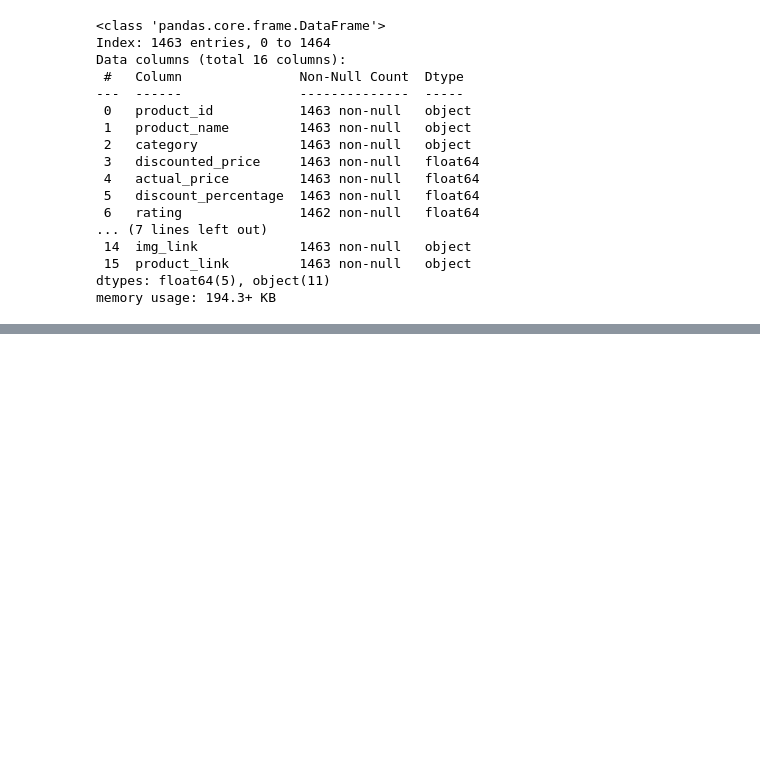
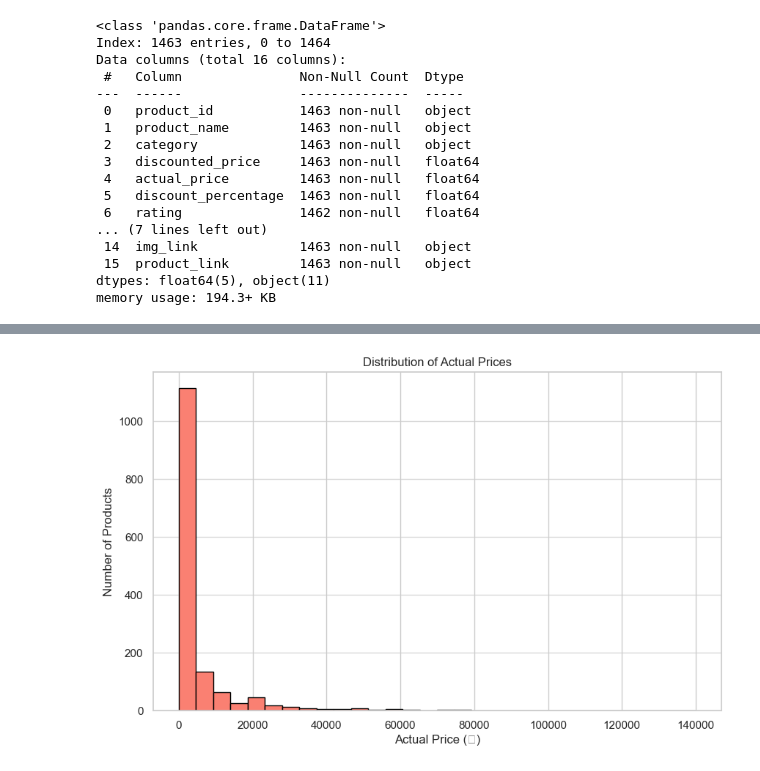
Before and after one commit to rpatel0022/Amazon-Recommender, a Jupyter notebook: notebooks/sales.ipynb, the cells around one changed output, grey strips where cells are left out. Drawn from its saved outputs; the diff is of its cells as text; code cells hidden in the pictures; blank space fills up the shorter version.

```diff
--- a/notebooks/sales.ipynb
+++ b/notebooks/sales.ipynb
@@ -161,0 +185,11 @@ memory usage: 194.3+ KB
+# %%
+# make sense most products have very less value of price
+plt.figure(figsize=(10, 6))
+plt.hist(df['actual_price'], bins=30, color='salmon', edgecolor='black')
+plt.title('Distribution of Actual Prices')
+plt.xlabel('Actual Price (₹)')
+plt.ylabel('Number of Products')
+plt.grid(axis='y', alpha=0.75)
+plt.show()
+# %% [output]
+[figure, added]
```
Also changed, not shown: parts of 10 cells of this notebook.
